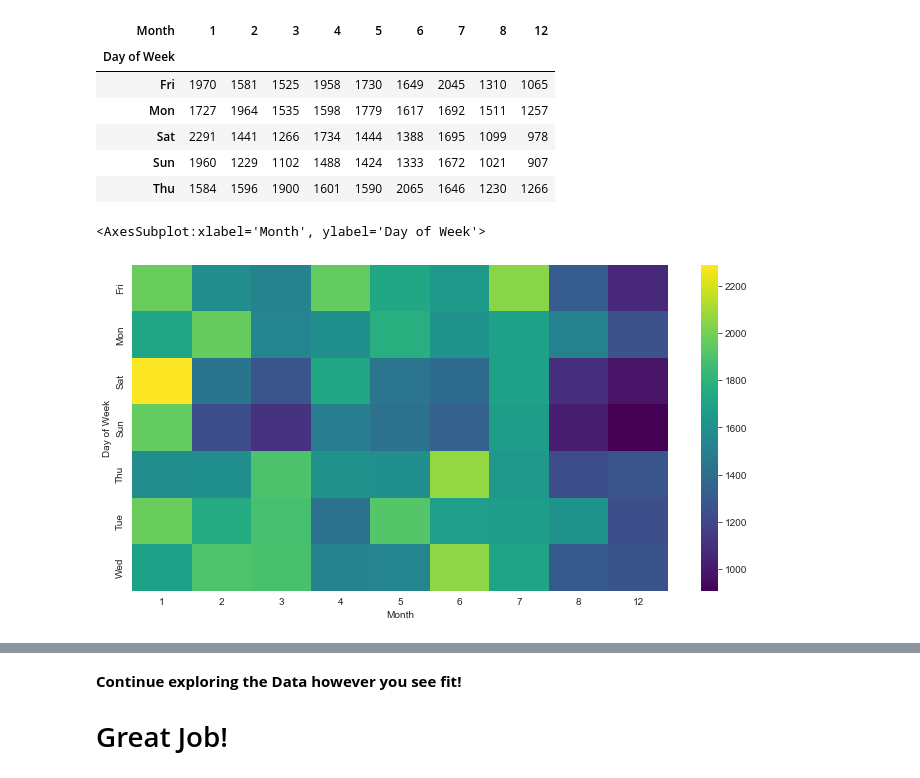
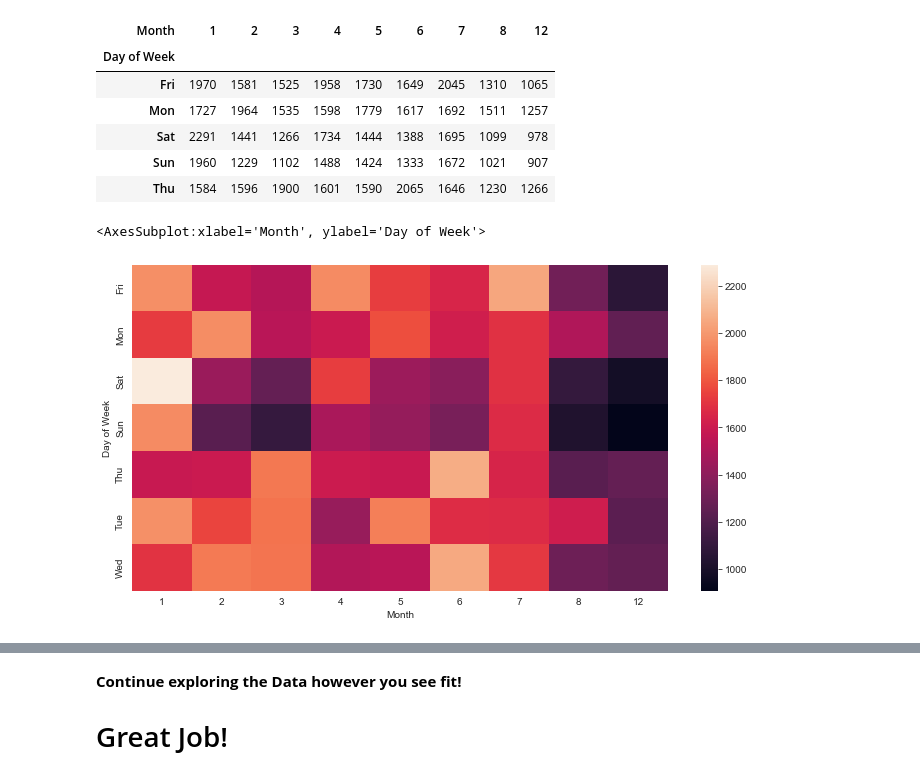
Before and after one commit to zen4prof/Data-Manipulation-with-Python, a Jupyter notebook: Python_Tutorial/Data_Manipulation new.ipynb, the cells around one changed output, grey strips where cells are left out. Saved outputs shown, nothing was run; the diff lists cells and outputs as text; code cells hidden in the pictures.

```diff
--- a/Python_Tutorial/Data_Manipulation new.ipynb
+++ b/Python_Tutorial/Data_Manipulation new.ipynb
@@ -172,9 +172,9 @@ df['timeStamp'] = pd.to_datetime(df['timeStamp'])
 
 **You can use Jupyter's tab method to explore the various attributes you can call. Now that the timestamp column are actually DateTime objects, use .apply() to create 3 new columns called Hour, Month, and Day of Week. You will create these columns based off of the timeStamp column, reference the solutions if you get stuck on this step.**
 # %%
-df['Hour'] = df['timeStamp'].apply(lambda time: time.hour)
-df['Month'] = df['timeStamp'].apply(lambda time: time.month)
-df['Day of Week'] = df['timeStamp'].apply(lambda time: time.dayofweek)
+call['Hour'] = call['timeStamp'].apply(lambda time: time.hour)
+call['Month'] = call['timeStamp'].apply(lambda time: time.month)
+call['Day of Week'] = call['timeStamp'].apply(lambda time: time.dayofweek)
 # %% [markdown]
 ** Notice how the Day of Week is an integer 0-6. Use the .map() with this dictionary to map the actual string names to the day of the week: **
 
@@ -182,4 +182,4 @@ df['Day of Week'] = df['timeStamp'].apply(lambda time: time.dayofweek)
 # %%
 dmap = {0:'Mon',1:'Tue',2:'Wed',3:'Thu',4:'Fri',5:'Sat',6:'Sun'}
 # %%
-df['Day of Week'] = df['Day of Week'].map(dmap)
+call['Day of Week'] = call['Day of Week'].map(dmap)
@@ -240,7 +248,7 @@ sns.lmplot(x='Month',y='twp',data=byMonth.reset_index())
 # %% [markdown]
 **Create a new column called 'Date' that contains the date from the timeStamp column. You'll need to use apply along with the .date() method. **
 # %%
-df['Date']=df['timeStamp'].apply(lambda t: t.date())
+call['Date']=call['timeStamp'].apply(lambda t: t.date())
 # %% [markdown]
 ** Now groupby this Date column with the count() aggregate and create a plot of counts of 911 calls.**
 # %%
@@ -301,7 +309,7 @@ sns.clustermap(dayHour,cmap='viridis')
 # %% [markdown]
 ** Now repeat these same plots and operations, for a DataFrame that shows the Month as the column. **
 # %%
-dayMonth = df.groupby(by=['Day of Week','Month']).count()['Reason'].unstack()
+dayMonth = call.groupby(by=['Day of Week','Month']).count()['Reason'].unstack()
 dayMonth.head()
 # %% [output]
 | Month | 1 | 2 | 3 | 4 | 5 | 6 | 7 | 8 | 12 |
@@ -313,8 +321,8 @@ dayMonth.head()
 | Thu | 1584 | 1596 | 1900 | 1601 | 1590 | 2065 | 1646 | 1230 | 1266 |
 # %%
 plt.figure(figsize=(12,6))
-sns.heatmap(dayMonth,cmap='viridis')
+sns.heatmap(dayMonth)
 # %% [output]
 <AxesSubplot:xlabel='Month', ylabel='Day of Week'>
-[figure, old version]
+[figure, new version]
 # %%
```
Also changed, not shown: parts of 26 cells of this notebook.
